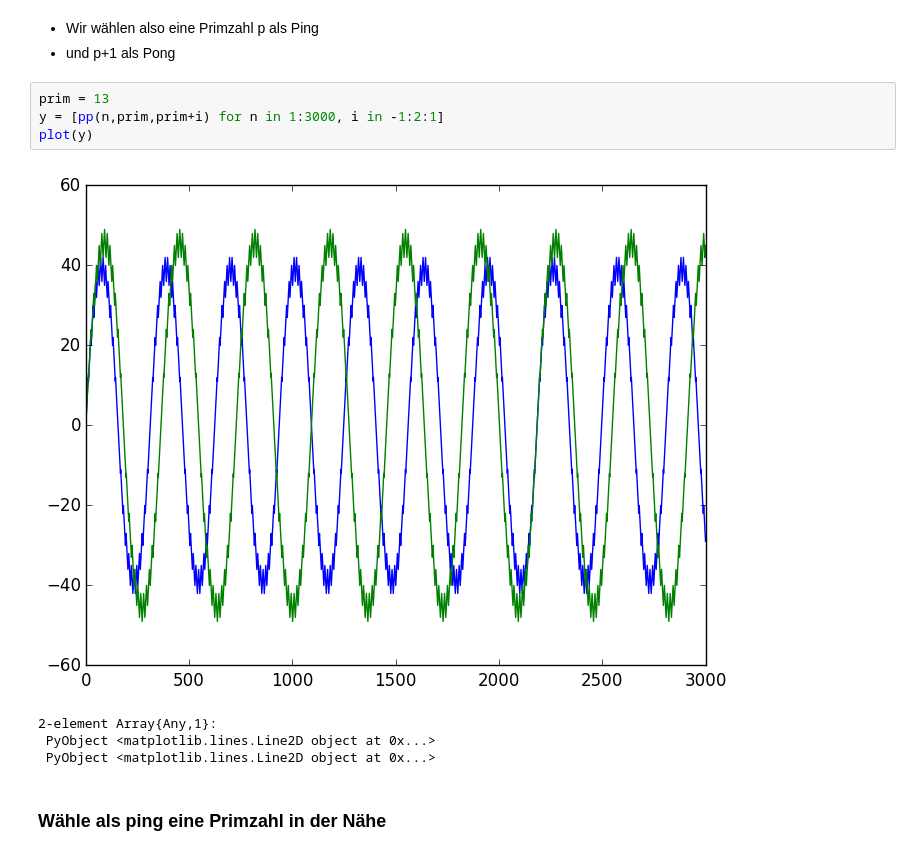
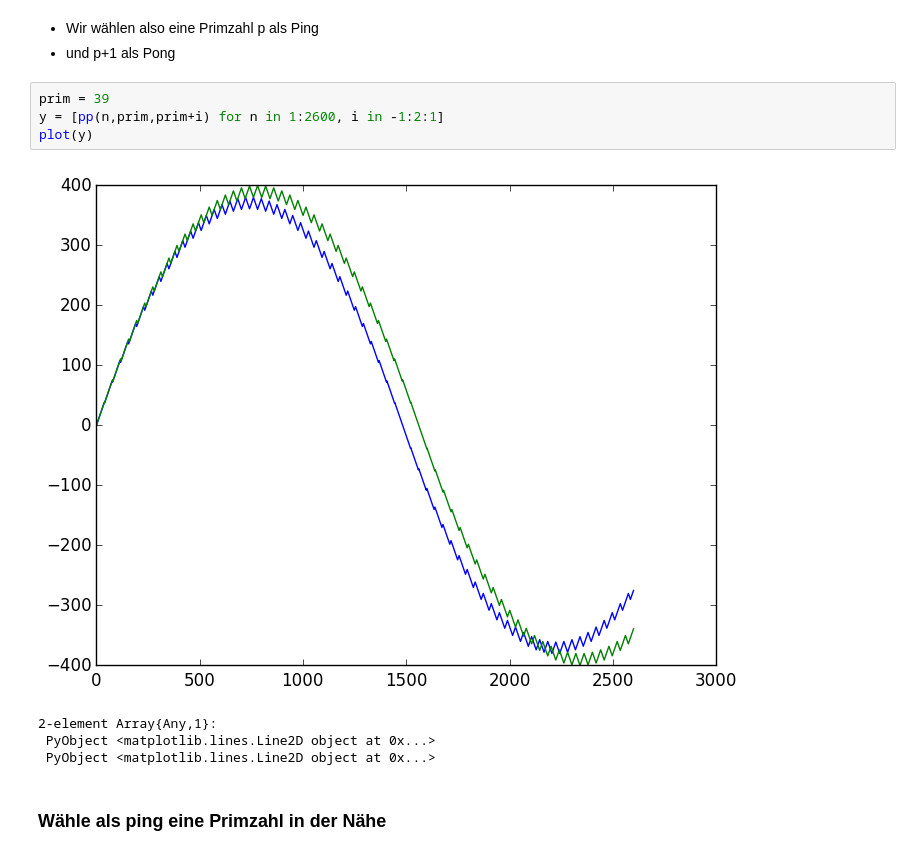
Before and after one commit to mgje/Python-Mathematik-Beispiele, a Jupyter notebook: notebook/Sin_Approximation.ipynb, the cells around one changed output. Saved outputs shown, nothing was run; the diff lists cells and outputs as text.

```diff
--- a/notebook/Sin_Approximation.ipynb
+++ b/notebook/Sin_Approximation.ipynb
@@ -66,11 +66,11 @@ Also $$ max(ping,pong) $$
 - Wir wählen also eine Primzahl p als Ping
 - und p+1 als Pong
 # %%
-prim = 13
-y = [pp(n,prim,prim+i) for n in 1:3000, i in -1:2:1]
+prim = 39
+y = [pp(n,prim,prim+i) for n in 1:2600, i in -1:2:1]
 plot(y)
 # %% [output]
-[figure, old version]
+[figure, new version]
 2-element Array{Any,1}:
  PyObject <matplotlib.lines.Line2D object at 0x...>
  PyObject <matplotlib.lines.Line2D object at 0x...>
```
Also changed, not shown: parts of 5 cells of this notebook, 1 other file.
